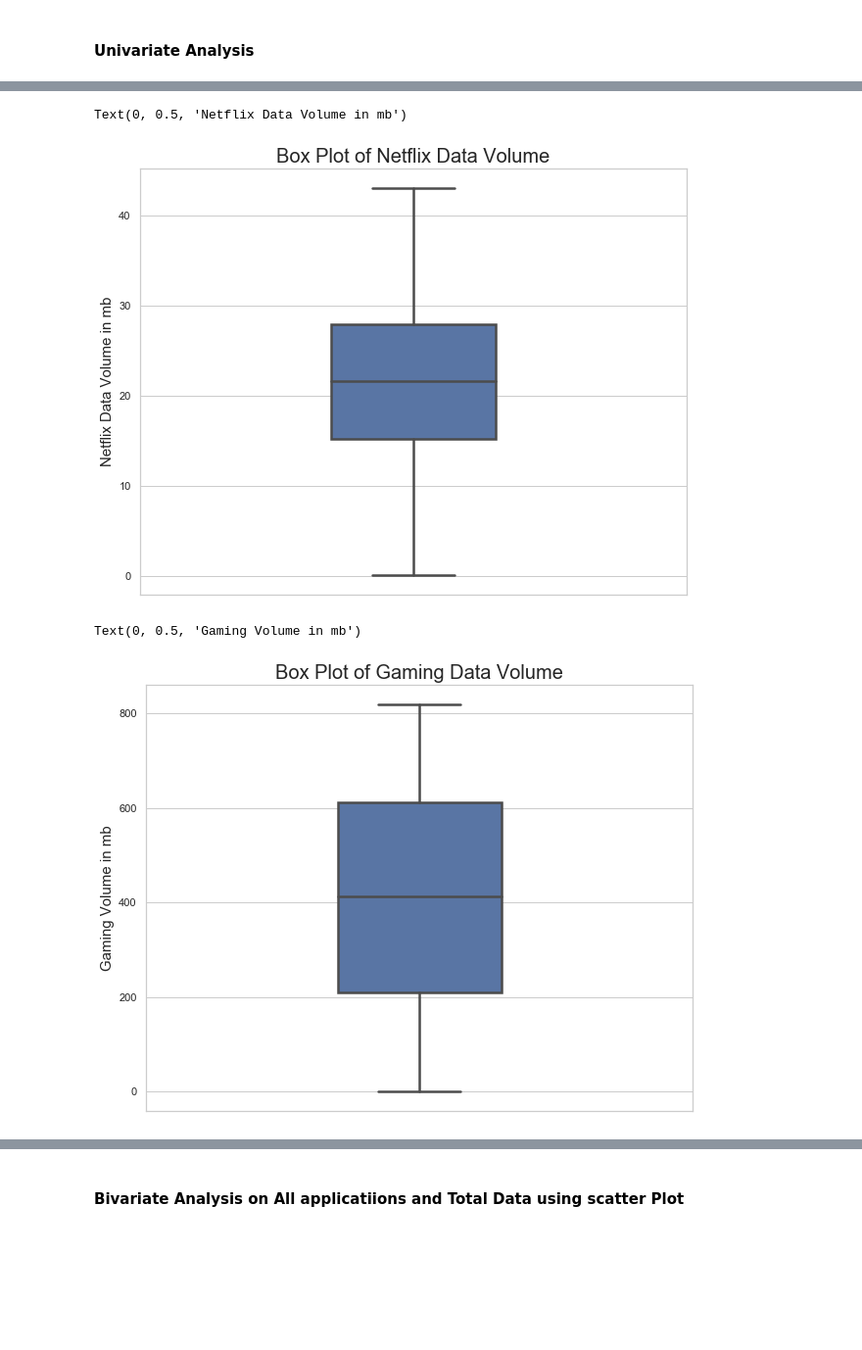
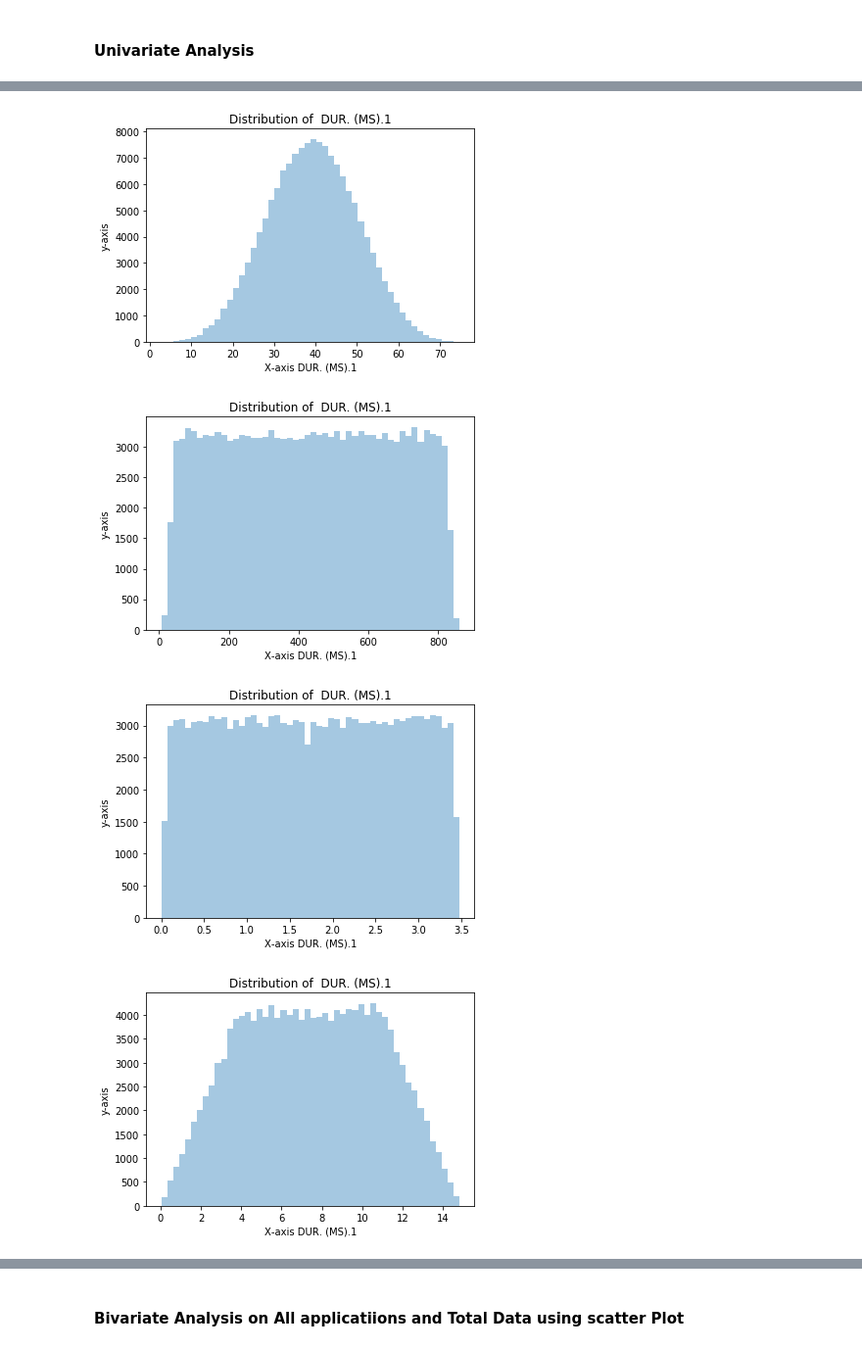
Before and after one commit to jayeolasegun/10Academy_week2, a Jupyter notebook: code/user_analytics.ipynb, the cells around one changed output, grey strips where cells are left out. Shown at 98% size. Saved outputs shown, nothing was run; the diff lists cells and outputs as text; code cells hidden in the pictures; blank space fills up the shorter version.

```diff
--- a/code/user_analytics.ipynb
+++ b/code/user_analytics.ipynb
@@ -644,18 +524,0 @@ Text(0, 0.5, 'Youtube Data Volume in mb')
-# %%
-fig, ax = plt.subplots(figsize = (10,8))
-ax = sns.boxplot(data = data_mb ,y = 'Netflix Data Volume', linewidth = 2.5, width = 0.3)
-ax.set_title('Box Plot of Netflix Data Volume', fontsize = 20)
-ax.set_ylabel('Netflix Data Volume in mb',fontsize = 15)
-#plt.savefig('fig/Netflix.png')
-# %% [output]
-Text(0, 0.5, 'Netflix Data Volume in mb')
-[figure, removed]
-# %%
-fig, ax = plt.subplots(figsize = (10,8))
-ax = sns.boxplot(data = data_mb ,y = 'Gaming Data Volume', linewidth = 2.5, width = 0.3)
-ax.set_title('Box Plot of Gaming Data Volume', fontsize = 20)
-ax.set_ylabel('Gaming Volume in mb',fontsize = 15)
-#plt.savefig('fig/Gaming.png')
-# %% [output]
-Text(0, 0.5, 'Gaming Volume in mb')
-[figure, removed]
@@ -663,0 +525,17 @@ data['Decile_rank'] = pd.qcut(data['Dur. (ms).1'], 5, labels = False)
+# %%
+def dist(col, data, hist = True , kde = False, size = 8):
+
+    plot = sns.distplot(data[col], hist = hist, kde = kde)
+    plt.xlabel(f'X-axis {c.upper()}')
+    plt.ylabel('y-axis')
+    plt.title("Distribution"+ " "+ "of" + " "+ " " + c.upper() )
+    plt.show()
+    return
+# %%
+for col in data_mb.select_dtypes(include = ['float64','int64']).columns:
+    dist(col, data = data_mb)
+# %% [output]
+[figure, added]
+[figure, added]
+[figure, added]
+[figure, added]
```
Also changed, not shown: parts of 49 cells of this notebook, 1 other file.
